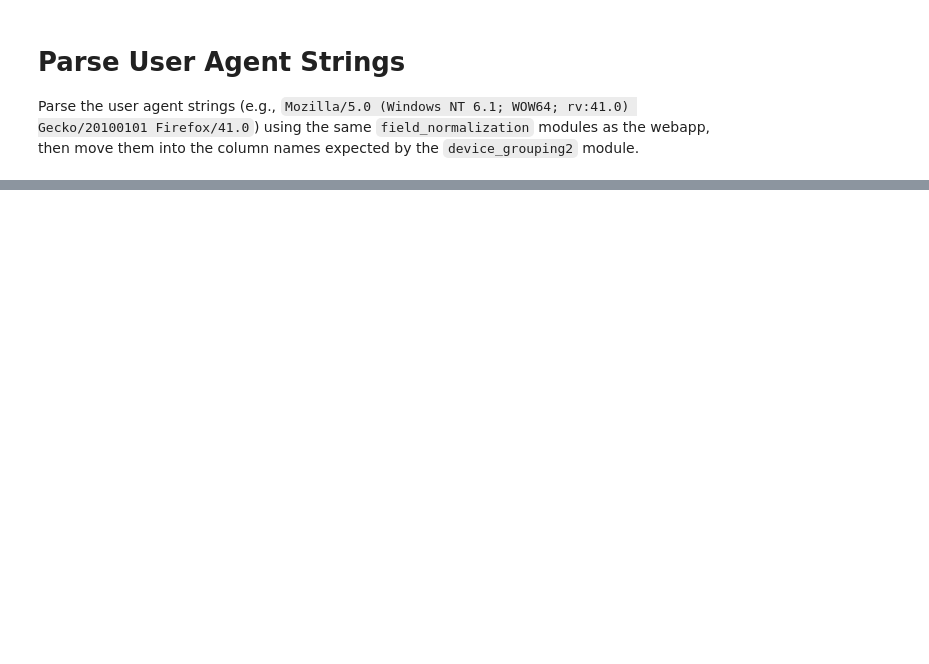
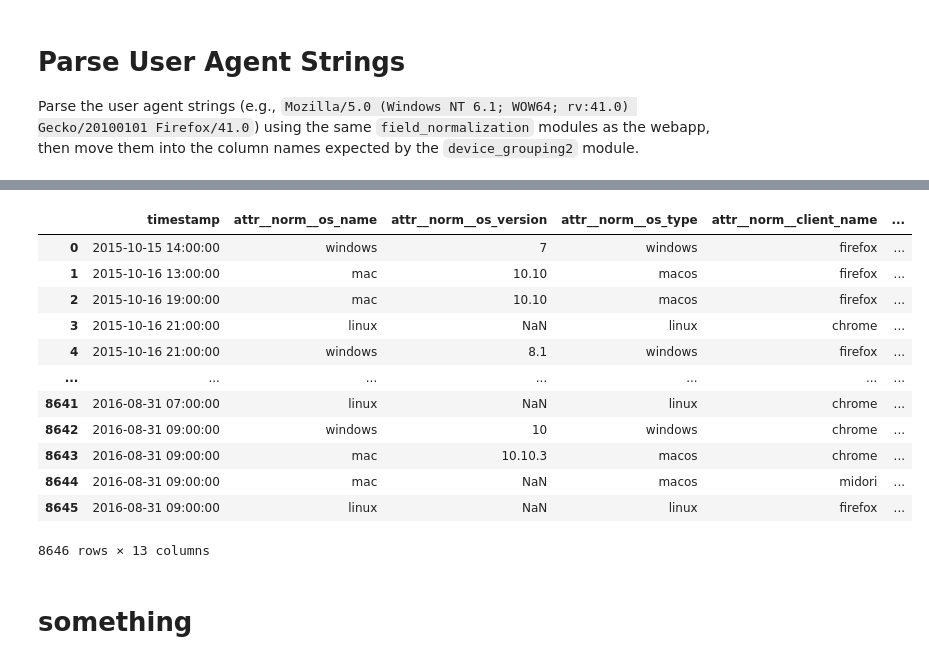
Before and after one commit to WISPR-lab/data-export-gui, a Jupyter notebook: entity_resolution_evaluation/demo/demo.ipynb, the cells around one changed output, grey strips where cells are left out. Drawn from its saved outputs; the diff is of its cells as text; code cells hidden in the pictures; blank space fills up the shorter version.

```diff
--- a/entity_resolution_evaluation/demo/demo.ipynb
+++ b/entity_resolution_evaluation/demo/demo.ipynb
@@ -89,6 +148,27 @@ norm_rba_df
 # %%
 norm_fp_df = normalize_data(fp_df_orig,
                             user_agent_col_name='userAgentHttp',
                             timestamp_col_name='creationDate',
                             other_cols_to_keep=['id', 'counter', 'osDetailed', 'browserDetailed'])
+
+norm_fp_df.rename(columns={'id': 'tracking_id'},  inplace=True)  # "id" has to be the unique id of the row
+norm_fp_df.rename(columns={'counter': 'id'}, inplace=True)
+
+norm_fp_df.convert_dtypes()
 norm_fp_df
+# %% [output]
+|  | timestamp | attr__norm__os_name | attr__norm__os_version | attr__norm__os_type | attr__norm__client_name | ... |
+| 0 | 2015-10-15 14:00:00 | windows | 7 | windows | firefox | ... |
+| 1 | 2015-10-16 13:00:00 | mac | 10.10 | macos | firefox | ... |
+| 2 | 2015-10-16 19:00:00 | mac | 10.10 | macos | firefox | ... |
+| 3 | 2015-10-16 21:00:00 | linux | NaN | linux | chrome | ... |
+| 4 | 2015-10-16 21:00:00 | windows | 8.1 | windows | firefox | ... |
+| ... | ... | ... | ... | ... | ... | ... |
+| 8641 | 2016-08-31 07:00:00 | linux | NaN | linux | chrome | ... |
+| 8642 | 2016-08-31 09:00:00 | windows | 10 | windows | chrome | ... |
+| 8643 | 2016-08-31 09:00:00 | mac | 10.10.3 | macos | chrome | ... |
+| 8644 | 2016-08-31 09:00:00 | mac | NaN | macos | midori | ... |
+| 8645 | 2016-08-31 09:00:00 | linux | NaN | linux | firefox | ... |
+8646 rows × 13 columns
+# %% [markdown]
+# something
```
Also changed, not shown: parts of 10 cells of this notebook, 4 other files.
